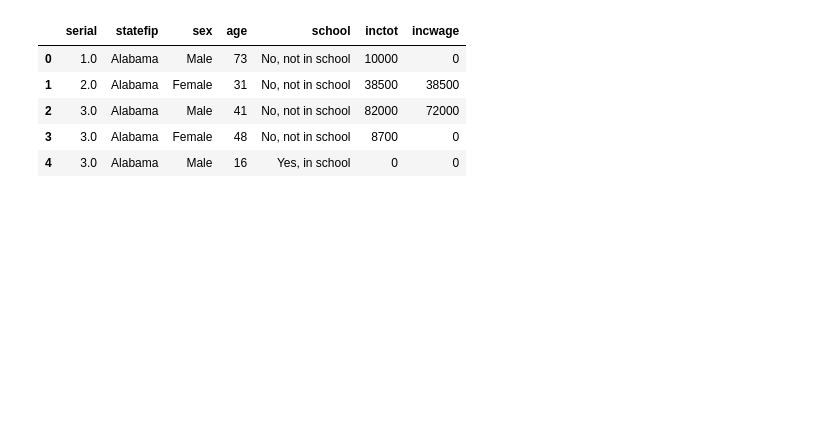
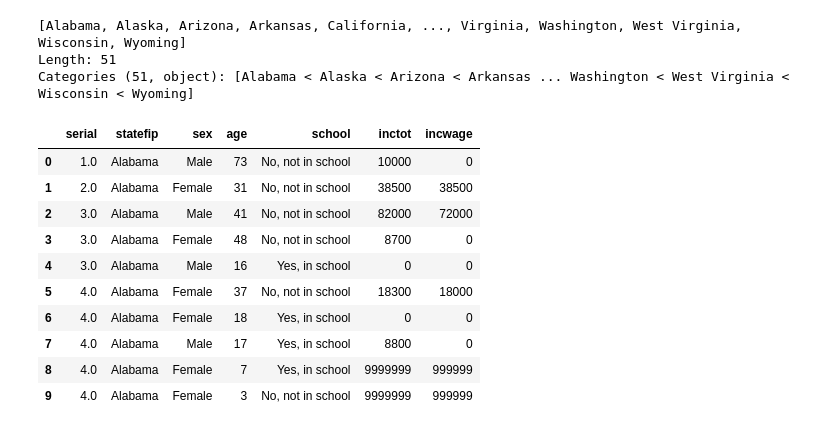
Before and after one commit to EvanLih/PUBPOL599-Seattle-Crisis-Data, a Jupyter notebook: Evan_Lih/Test Notebook.ipynb, the cells around one changed output. Cells and saved outputs as stored; diff of their text form; code cells hidden in the pictures; blank space fills up the shorter version.

```diff
--- a/Evan_Lih/Test Notebook.ipynb
+++ b/Evan_Lih/Test Notebook.ipynb
@@ -1,15 +34,22 @@
 # %%
-#This is a test notebook.
-
-import pandas as pd
-
-test = pd.read_stata('/Users/evanlih/Github/PUBPOL599-Seattle-Crisis-Data/ipums.dta')
-
-test.head(5)
+ipumsdata = pd.read_stata('/Users/evanlih/Github/PUBPOL599-Seattle-Crisis-Data/ipums.dta')
+ipumsdata.rename(columns = {'statefip' : 'State'}, inplace = True)
+ipumsdata['State'].unique()
 # %% [output]
-|  | serial | statefip | sex | age | school | inctot | incwage |
-| 0 | 1.0 | Alabama | Male | 73 | No, not in school | 10000 | 0 |
-| 1 | 2.0 | Alabama | Female | 31 | No, not in school | 38500 | 38500 |
-| 2 | 3.0 | Alabama | Male | 41 | No, not in school | 82000 | 72000 |
-| 3 | 3.0 | Alabama | Female | 48 | No, not in school | 8700 | 0 |
-| 4 | 3.0 | Alabama | Male | 16 | Yes, in school | 0 | 0 |
+[Alabama, Alaska, Arizona, Arkansas, California, ..., Virginia, Washington, West Virginia, Wisconsin, Wyoming]
+Length: 51
+Categories (51, object): [Alabama < Alaska < Arizona < Arkansas ... Washington < West Virginia < Wisconsin < Wyoming]
+# %%
+ipumsdata.head(10)
+# %% [output]
+|  | serial | statefip | sex | age | school | inctot | incwage |
+| 0 | 1.0 | Alabama | Male | 73 | No, not in school | 10000 | 0 |
+| 1 | 2.0 | Alabama | Female | 31 | No, not in school | 38500 | 38500 |
+| 2 | 3.0 | Alabama | Male | 41 | No, not in school | 82000 | 72000 |
+| 3 | 3.0 | Alabama | Female | 48 | No, not in school | 8700 | 0 |
+| 4 | 3.0 | Alabama | Male | 16 | Yes, in school | 0 | 0 |
+| 5 | 4.0 | Alabama | Female | 37 | No, not in school | 18300 | 18000 |
+| 6 | 4.0 | Alabama | Female | 18 | Yes, in school | 0 | 0 |
+| 7 | 4.0 | Alabama | Male | 17 | Yes, in school | 8800 | 0 |
+| 8 | 4.0 | Alabama | Female | 7 | Yes, in school | 9999999 | 999999 |
+| 9 | 4.0 | Alabama | Female | 3 | No, not in school | 9999999 | 999999 |
```
Also changed, not shown: parts of 2 cells of this notebook, 2 other files.
